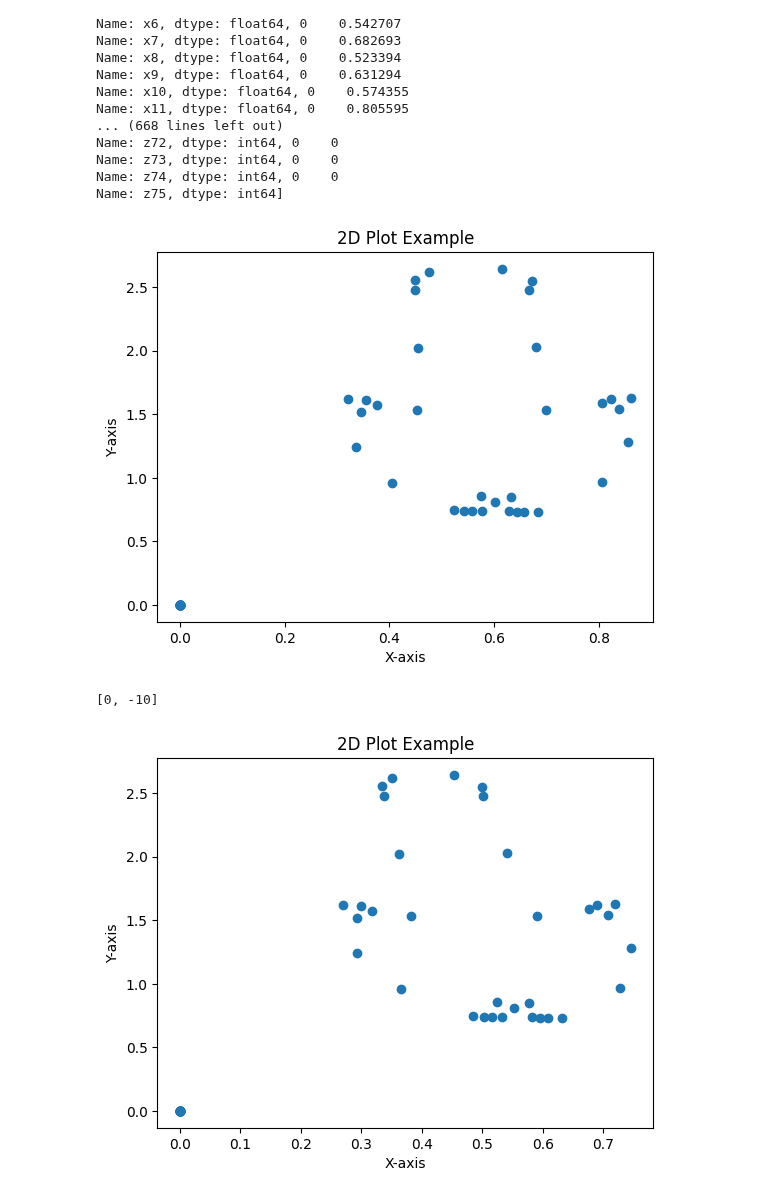
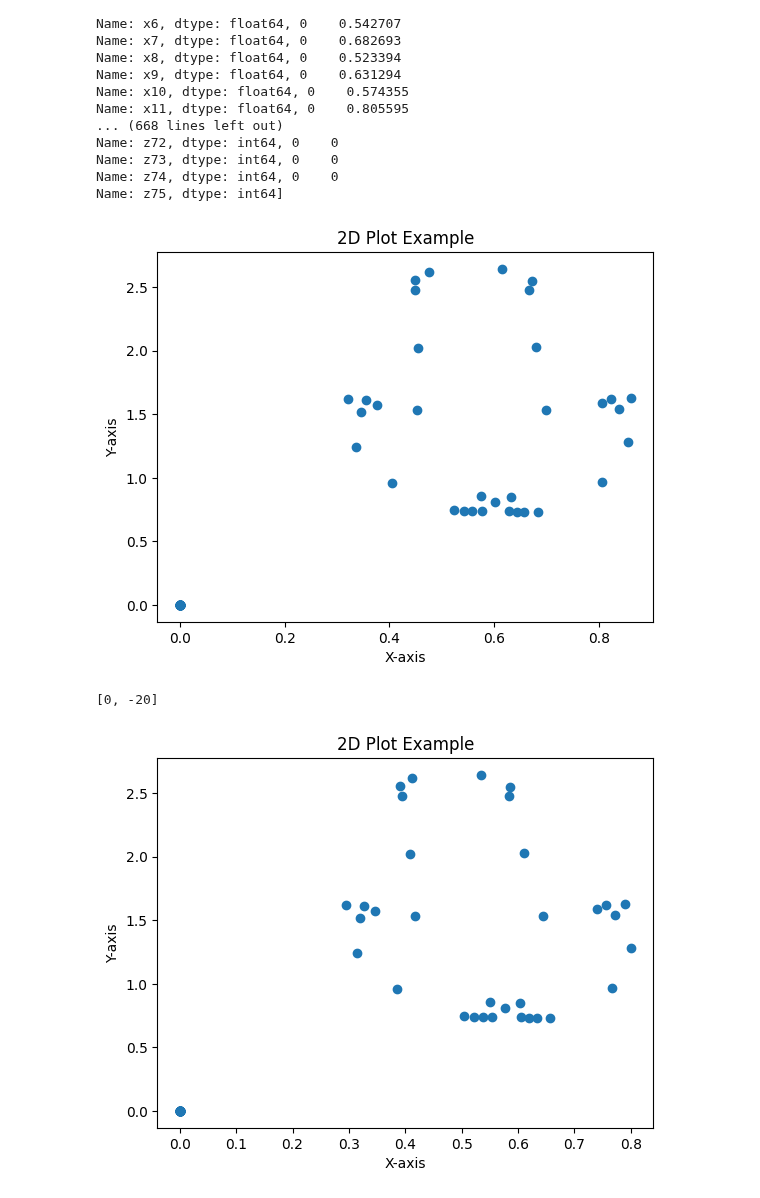
Before and after one commit to alys28/ASL-words-translator, a Jupyter notebook: data_augmentation/projective_geo.ipynb, the cells around one changed output. Cells and saved outputs as stored; diff of their text form; code cells hidden in the pictures.

```diff
--- a/data_augmentation/projective_geo.ipynb
+++ b/data_augmentation/projective_geo.ipynb
@@ -79,21 +82,21 @@ Name: z75, dtype: int64]
 # %%
 # corrected_x = correcting_x(x)
 
 
 #x,y of point de fuite
 # print(find_center(x))
-pt_fuite = [0,-10]
+pt_fuite = [0,-20]
 
 
 new_x = projective_geometry(pt_fuite, x)
 
 #initial
 scatter_2d(x,y)
 
 #changed
 print(pt_fuite)
 scatter_2d(new_x, y)
 # %% [output]
 [figure]
-[0, -10]
+[0, -20]
-[figure, old version]
+[figure, new version]
```
Also changed, not shown: parts of 2 cells of this notebook, 1 other file.
